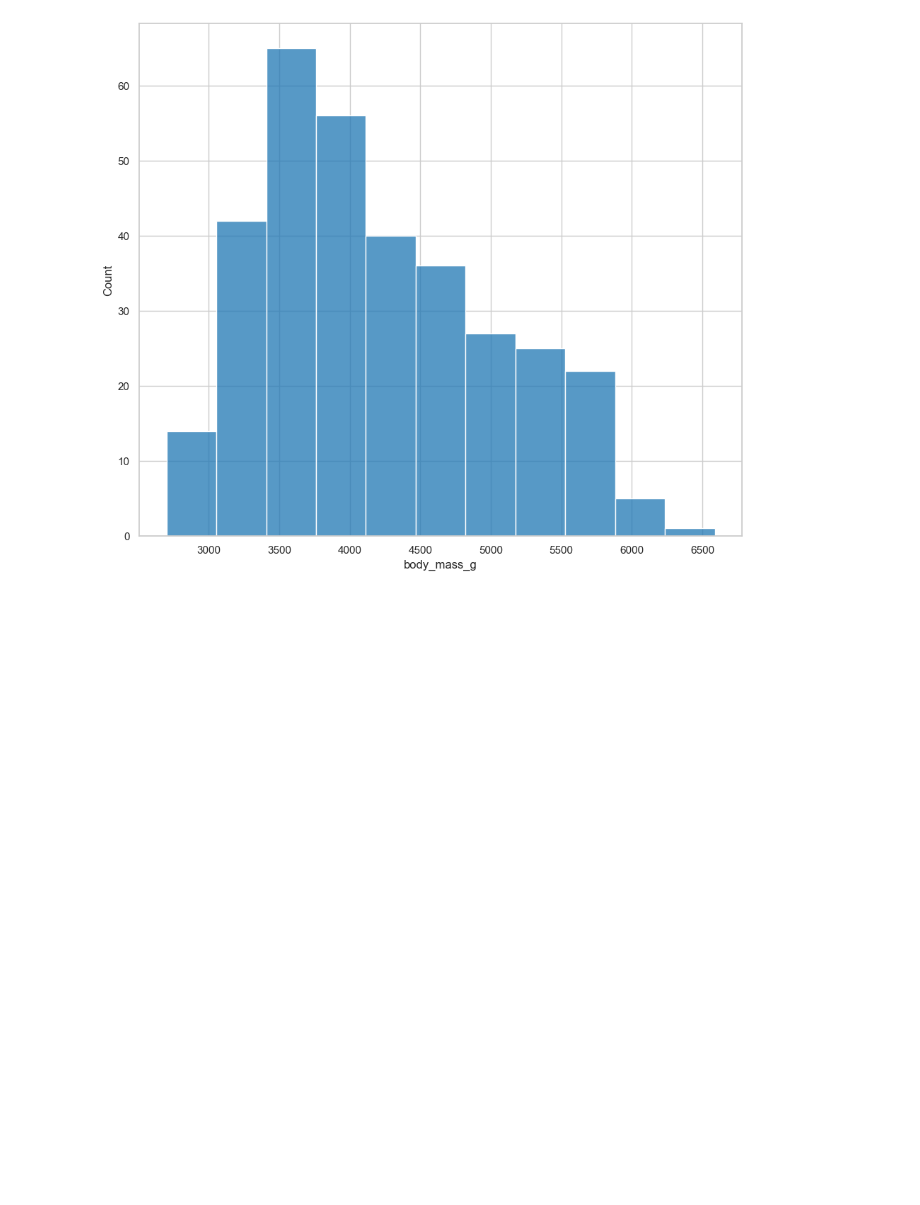
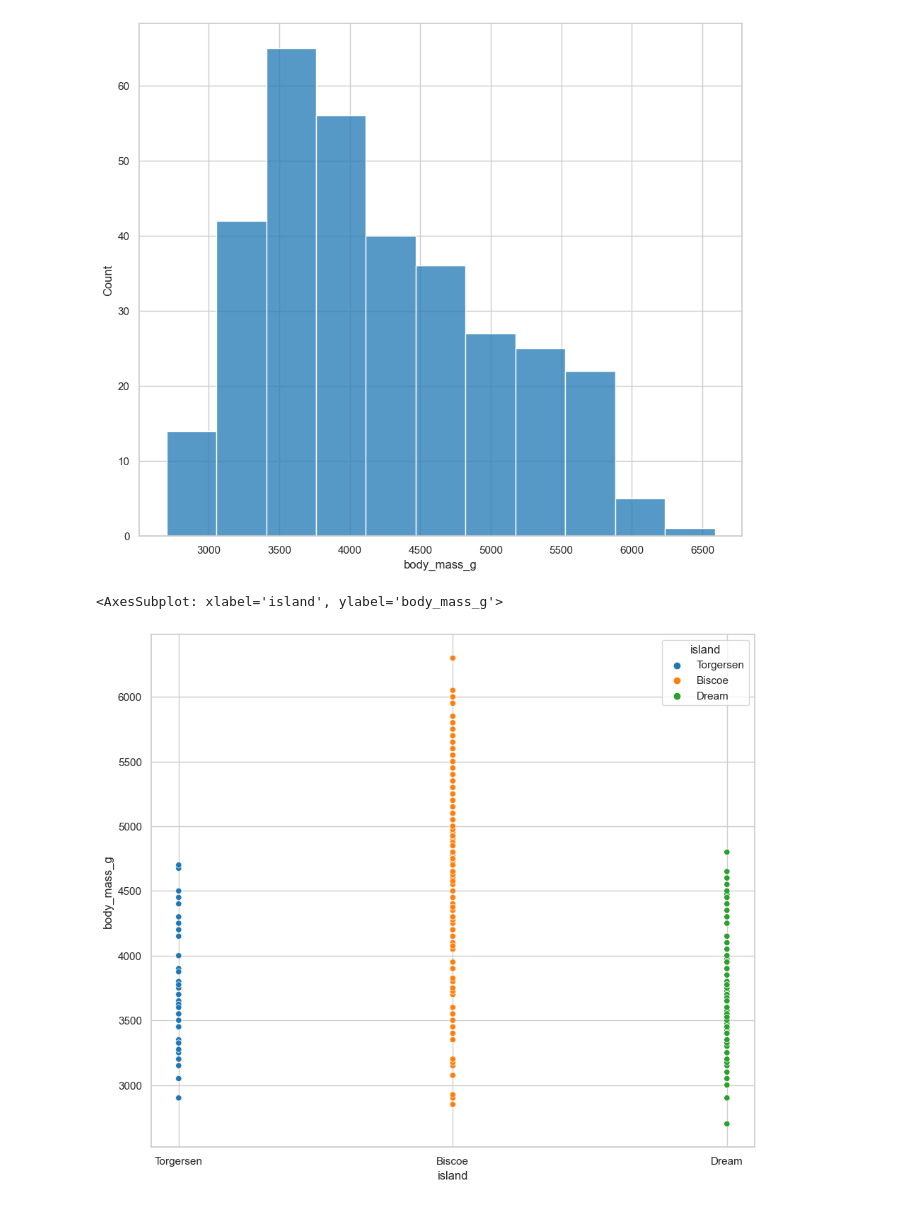
Before and after one commit to Luiss0606/Platzi-Curso, a Jupyter notebook: 9. Analisis Exploratorio de Datos/analisis_por_isla.ipynb, the cells around one changed output. Drawn from its saved outputs; the diff is of its cells as text; code cells hidden in the pictures; blank space fills up the shorter version.

```diff
--- a/9. Analisis Exploratorio de Datos/analisis_por_isla.ipynb
+++ b/9. Analisis Exploratorio de Datos/analisis_por_isla.ipynb
@@ -215,3 +215,13 @@ sns.histplot(
 # %% [output]
 <AxesSubplot: xlabel='body_mass_g', ylabel='Count'>
 [figure]
+# %%
+sns.scatterplot(
+    data=process_penguins_df,
+    x='island',
+    y='body_mass_g',
+    hue='island'
+)
+# %% [output]
+<AxesSubplot: xlabel='island', ylabel='body_mass_g'>
+[figure, added]
```
Also changed, not shown: parts of 1 cell of this notebook, 7 other files.
